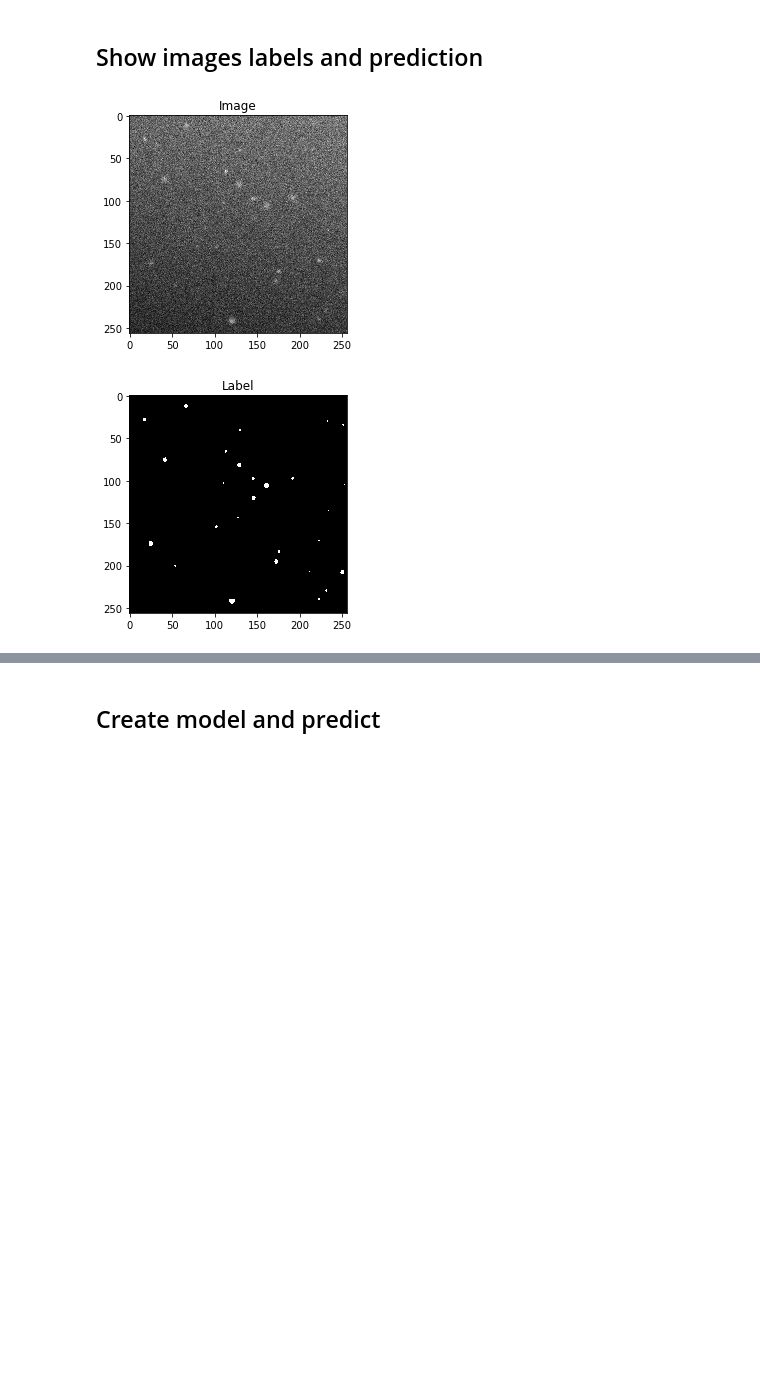
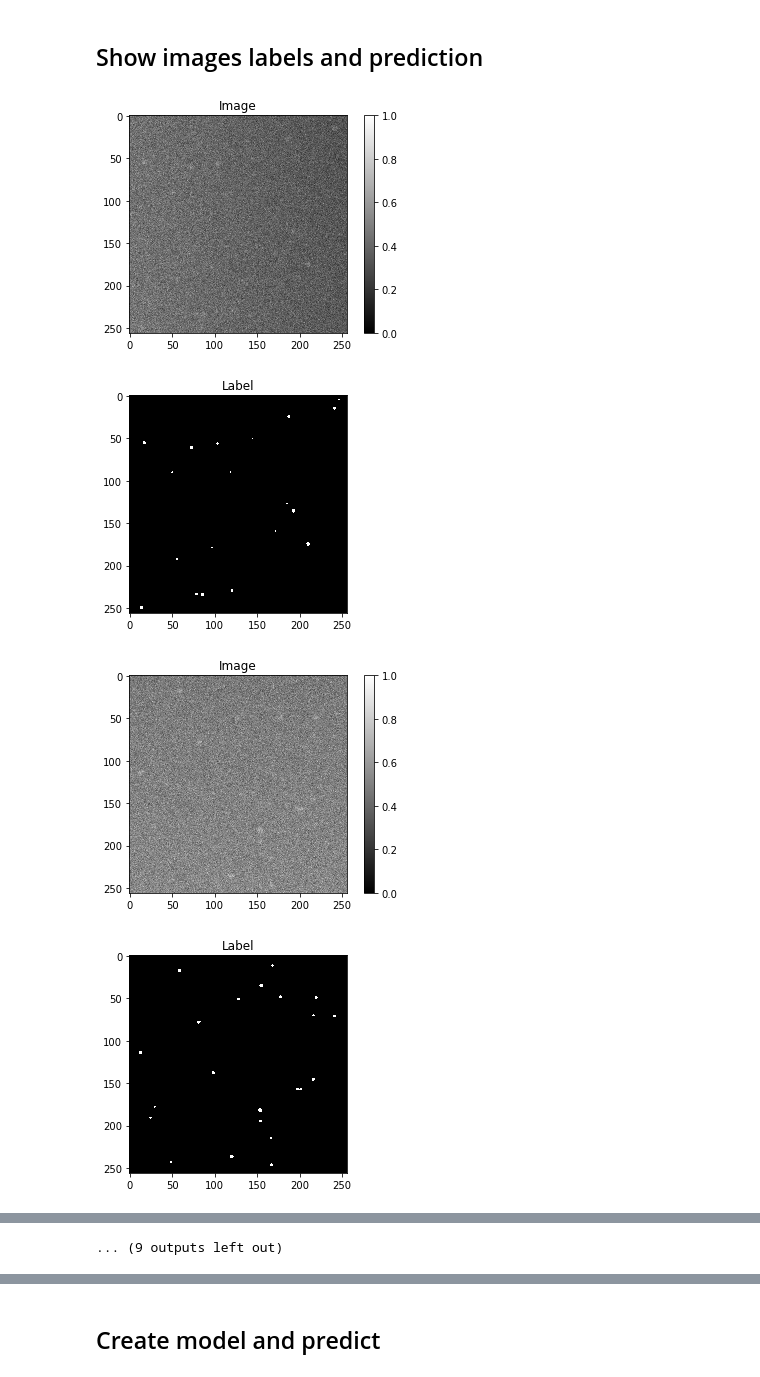
Before and after one commit to FredrikMeisingseth/DeepTrack, a Jupyter notebook: DeepTrack 1.0/Data visualization.ipynb, the cells around one changed output, grey strips where cells are left out. Saved outputs shown, nothing was run; the diff lists cells and outputs as text; code cells hidden in the pictures; blank space fills up the shorter version.

```diff
--- a/DeepTrack 1.0/Data visualization.ipynb
+++ b/DeepTrack 1.0/Data visualization.ipynb
@@ -6,0 +7,3 @@ Using TensorFlow backend.
+# %%
+batch_size = 10
+(image_batch, label_batch) = imageGeneration.get_batch(batch_size = batch_size, use_gpu = True)
@@ -9,15 +14,18 @@ Using TensorFlow backend.
 # %%
 from matplotlib import pyplot as plt
 
-for j in range(1):
+for j in range(100):
     image = image_batch[j,:,:,0]
     label = label_batch[j,:,:,0]
-    plt.imshow(image, cmap = 'gray')## Show images and labels
+    plt.imshow(image, cmap = 'gray', vmin = 0, vmax = 1)## Show images and labels
+    plt.colorbar()
     plt.title('Image')
     plt.show()
     plt.imshow(label, cmap = 'gray')
     plt.title('Label')
     plt.show()
 # %% [output]
-[figure, old version]
+[figure, new version]
-[figure, old version]
+[figure, new version]
+[figure, added]
+[figure, added]
@@ -23,0 +40 @@ for j in range(1):
+... (9 outputs left out)
```
Also changed, not shown: parts of 6 cells of this notebook, 4 other files.
